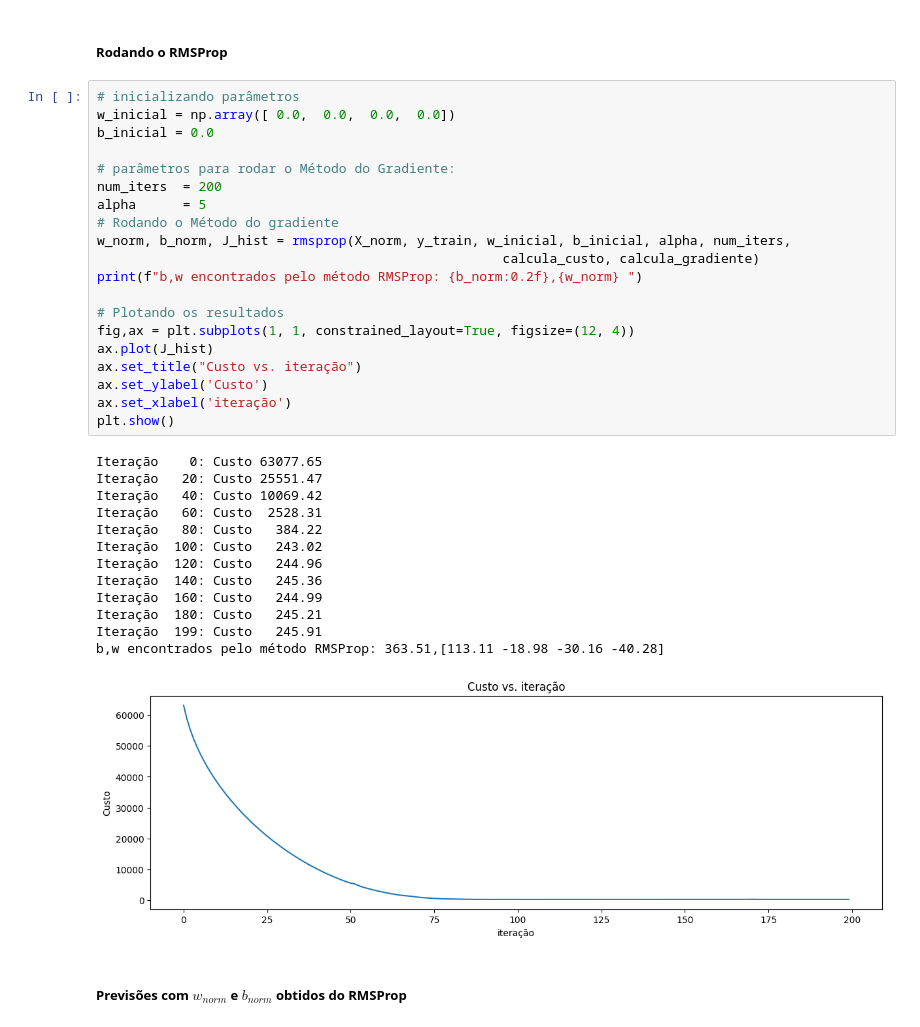
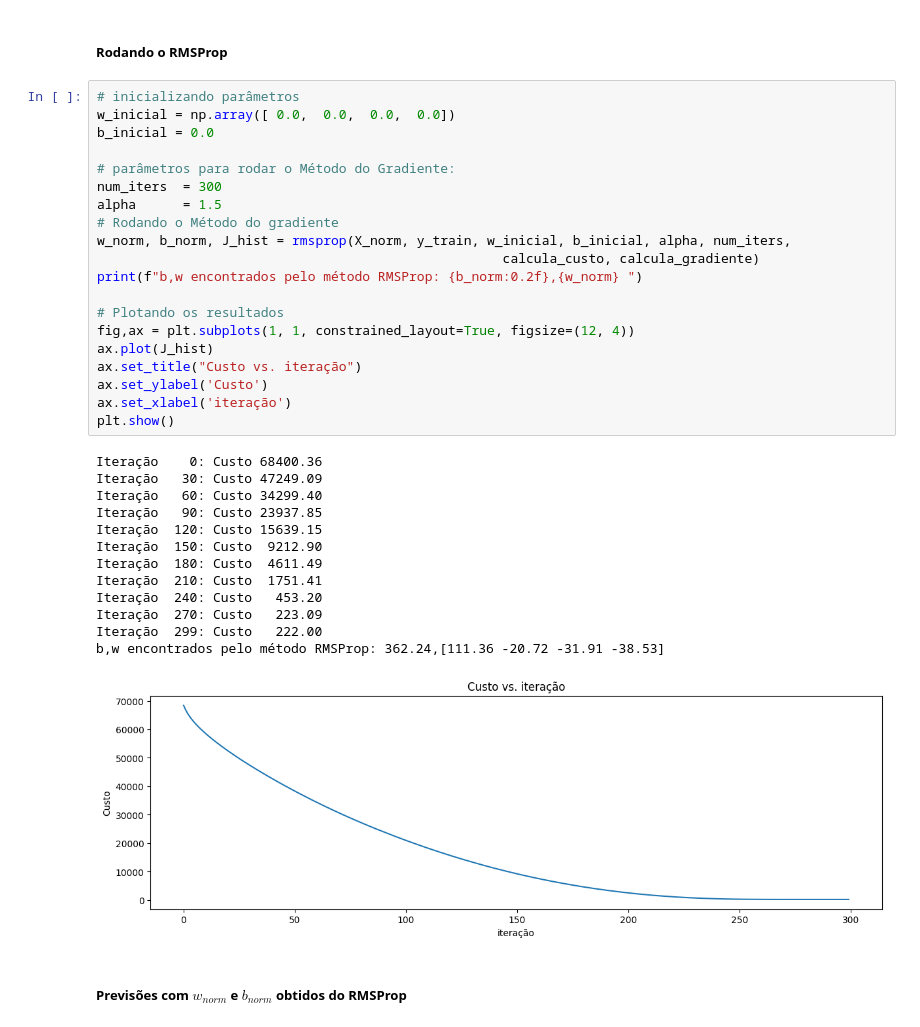
Before and after one commit to superflanker/aprendizado_de_maquina, a Jupyter notebook: aula07/entregar/Código_Parte_1e_2_aula_07.ipynb, the cells around one changed output. Cells and saved outputs as stored; diff of their text form.

```diff
--- a/aula07/entregar/Código_Parte_1e_2_aula_07.ipynb
+++ b/aula07/entregar/Código_Parte_1e_2_aula_07.ipynb
@@ -486,37 +486,37 @@ def rmsprop(X, y, w_in, b_in, alpha, num_iters, calcula_custo, calcula_gradiente
 # %%
 # inicializando parâmetros
 w_inicial = np.array([ 0.0,  0.0,  0.0,  0.0])
 b_inicial = 0.0
 
 # parâmetros para rodar o Método do Gradiente:
-num_iters  = 200
-alpha      = 5
+num_iters  = 300
+alpha      = 1.5
 # Rodando o Método do gradiente
 w_norm, b_norm, J_hist = rmsprop(X_norm, y_train, w_inicial, b_inicial, alpha, num_iters,
                                                     calcula_custo, calcula_gradiente)
 print(f"b,w encontrados pelo método RMSProp: {b_norm:0.2f},{w_norm} ")
 
 # Plotando os resultados
 fig,ax = plt.subplots(1, 1, constrained_layout=True, figsize=(12, 4))
 ax.plot(J_hist)
 ax.set_title("Custo vs. iteração")
 ax.set_ylabel('Custo')
 ax.set_xlabel('iteração')
 plt.show()
 # %% [output]
-Iteração    0: Custo 63077.65
-Iteração   20: Custo 25551.47
-Iteração   40: Custo 10069.42
-Iteração   60: Custo  2528.31
-Iteração   80: Custo   384.22
-Iteração  100: Custo   243.02
-Iteração  120: Custo   244.96
-Iteração  140: Custo   245.36
-Iteração  160: Custo   244.99
-Iteração  180: Custo   245.21
-Iteração  199: Custo   245.91
-b,w encontrados pelo método RMSProp: 363.51,[113.11 -18.98 -30.16 -40.28]
+Iteração    0: Custo 68400.36
+Iteração   30: Custo 47249.09
+Iteração   60: Custo 34299.40
+Iteração   90: Custo 23937.85
+Iteração  120: Custo 15639.15
+Iteração  150: Custo  9212.90
+Iteração  180: Custo  4611.49
+Iteração  210: Custo  1751.41
+Iteração  240: Custo   453.20
+Iteração  270: Custo   223.09
+Iteração  299: Custo   222.00
+b,w encontrados pelo método RMSProp: 362.24,[111.36 -20.72 -31.91 -38.53]
-[figure, old version]
+[figure, new version]
 # %% [markdown]
 ##### Previsões com  $w_{norm}$ e $b_{norm}$ obtidos do RMSProp
 # %%
```
Also changed, not shown: parts of 2 cells of this notebook.
